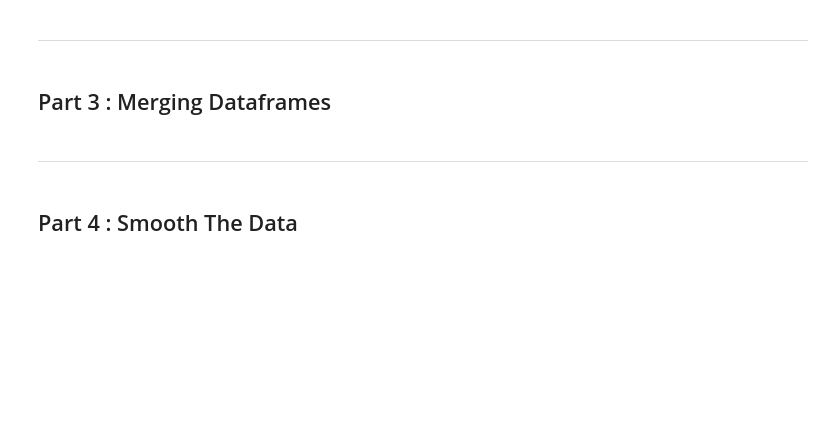
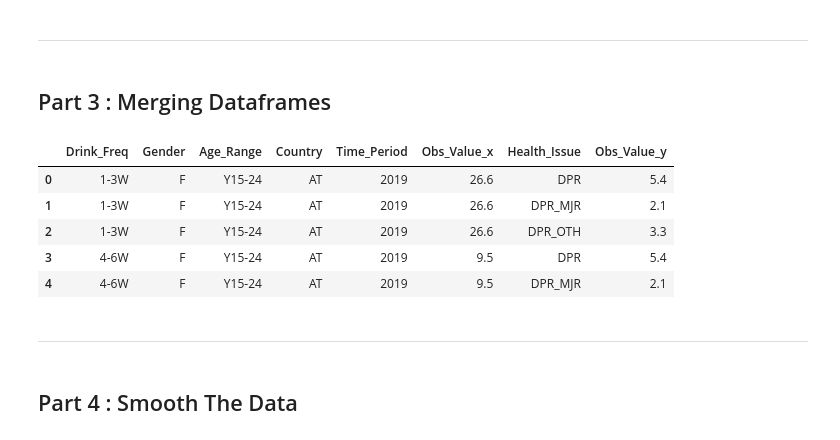
Before and after one commit to hoomanhanaei/The_Final_Assignment, a Jupyter notebook: The_Final_Assignment.ipynb, the cells around one changed output. Saved outputs shown, nothing was run; the diff lists cells and outputs as text; code cells hidden in the pictures; blank space fills up the shorter version.

```diff
--- a/The_Final_Assignment.ipynb
+++ b/The_Final_Assignment.ipynb
@@ -69,10 +108,12 @@ print(missing_values)
 # %%
 # defining a function that takes in list of dataframes and returns
-# cleaned dataframes (without columns containing missing values)
+# cleaned dataframes (without columns containing missing values, and rows with unreliable observations)
 
 def drop_missing_values(dataframes):
     cleaned_dataframes = []
     for df in dataframes:
+        if 'OBS_FLAG' in df.columns :
+            df = df[df['OBS_FLAG'] != 'u']
         df_dropped = df.dropna(axis=1)
         cleaned_dataframes.append(df_dropped)
     return cleaned_dataframes
@@ -82,3 +123,4 @@ cleaned_dataframes = drop_missing_values(list)
 
 depsymp = cleaned_dataframes[0]
 drinkfreq = cleaned_dataframes[1]
+# drinkfreq
@@ -120,30 +160,37 @@ False
 # %%
 # using pandas merge method we are going to combine two dataframes
 # into one with values of interest for further analysing.
 
-df = pd.merge(drinkfreq,depsymp,on=['geo','TIME_PERIOD','age','sex'],how='inner')
+df = pd.merge(drinkfreq,depsymp,on=['Country','Time_Period','Age_Range','Gender'],how='inner')
 
 # Since we are going to compare frequency of drinking sweetened drinks\
 # with depressive modes , we will define a function to enable us to call for specific
 # depressive mode(out of three) each time in one of the age ranges and see\
 # how level of drinking(4 different types of drinking habits) would influences
 # the specific depressive mode.
 
-def get_data(frequenc,hlth_pb,age) :
+def get_data(Drink_Freq,Health_Isuue,Age_Range) :
 
     data = df.loc[
-        (df['frequenc'] == frequenc)&(df['hlth_pb'] == hlth_pb)&
-        (df['age'] == age)&(df['sex'] == 'T')
+        (df['Drink_Freq'] == Drink_Freq)&(df['Health_Issue'] == Health_Isuue)&
+        (df['Age_Range'] == Age_Range)&(df['Gender'] == 'T')
         ]
     data = data.reset_index(drop=True)
     return data
 
 df1 = get_data('1-3W','DPR','Y15-24')
 df2 = get_data('4-6W','DPR','Y15-24')
 df3 = get_data('GE1D','DPR','Y15-24')
 df4 = get_data('NVR_OCC','DPR','Y15-24')
 
-# df1
+df.head()
+# %% [output]
+|  | Drink_Freq | Gender | Age_Range | Country | Time_Period | Obs_Value_x | Health_Issue | Obs_Value_y |
+| 0 | 1-3W | F | Y15-24 | AT | 2019 | 26.6 | DPR | 5.4 |
+| 1 | 1-3W | F | Y15-24 | AT | 2019 | 26.6 | DPR_MJR | 2.1 |
+| 2 | 1-3W | F | Y15-24 | AT | 2019 | 26.6 | DPR_OTH | 3.3 |
+| 3 | 4-6W | F | Y15-24 | AT | 2019 | 9.5 | DPR | 5.4 |
+| 4 | 4-6W | F | Y15-24 | AT | 2019 | 9.5 | DPR_MJR | 2.1 |
 # %% [markdown]
 ----
 # %% [markdown]
```
Also changed, not shown: parts of 14 cells of this notebook.
